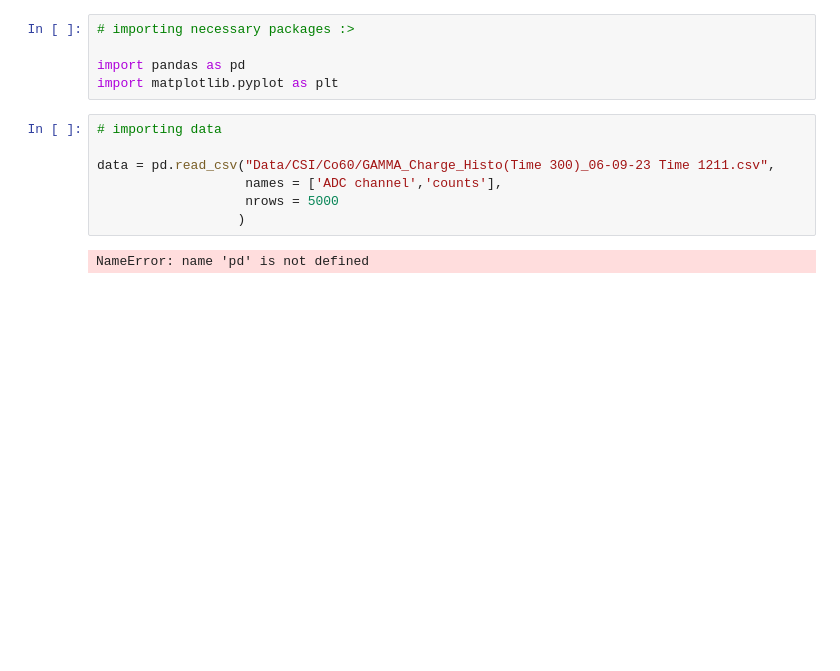
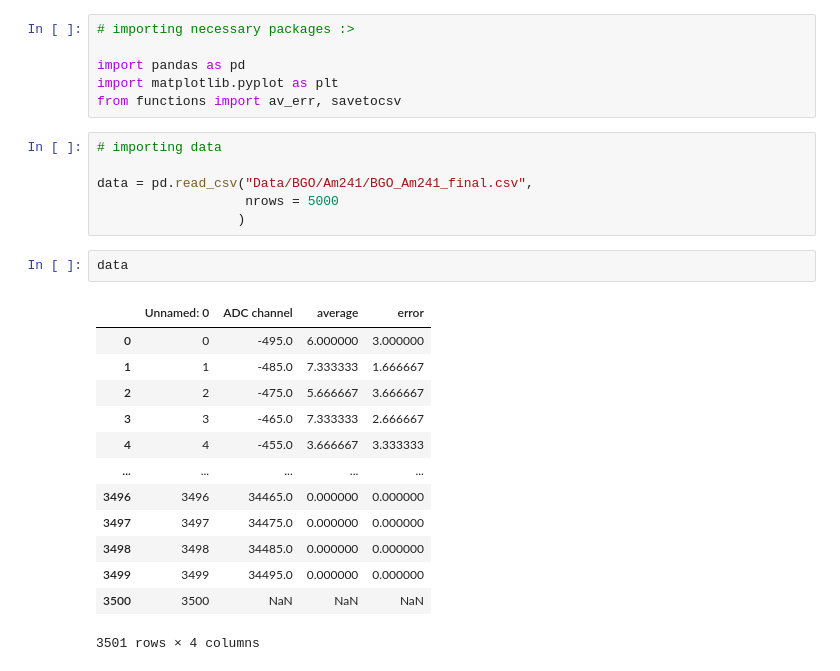
Before and after one commit to diodeamy/GammaSpectra, a Jupyter notebook: graphing.ipynb, the cells around one changed output. Cells and saved outputs as stored; diff of their text form; blank space fills up the shorter version.

```diff
--- a/graphing.ipynb
+++ b/graphing.ipynb
@@ -3,15 +3,29 @@
 
 import pandas as pd
 import matplotlib.pyplot as plt
+from functions import av_err, savetocsv
 # %%
 # importing data
 
-data = pd.read_csv("Data/CSI/Co60/GAMMA_Charge_Histo(Time 300)_06-09-23 Time 1211.csv",
-                   names = ['ADC channel','counts'],
+data = pd.read_csv("Data/BGO/Am241/BGO_Am241_final.csv",
                    nrows = 5000
                   )
-# %% [output]
-NameError: name 'pd' is not defined
+# %%
+data
+# %% [output]
+|  | Unnamed: 0 | ADC channel | average | error |
+| 0 | 0 | -495.0 | 6.000000 | 3.000000 |
+| 1 | 1 | -485.0 | 7.333333 | 1.666667 |
+| 2 | 2 | -475.0 | 5.666667 | 3.666667 |
+| 3 | 3 | -465.0 | 7.333333 | 2.666667 |
+| 4 | 4 | -455.0 | 3.666667 | 3.333333 |
+| ... | ... | ... | ... | ... |
+| 3496 | 3496 | 34465.0 | 0.000000 | 0.000000 |
+| 3497 | 3497 | 34475.0 | 0.000000 | 0.000000 |
+| 3498 | 3498 | 34485.0 | 0.000000 | 0.000000 |
+| 3499 | 3499 | 34495.0 | 0.000000 | 0.000000 |
+| 3500 | 3500 | NaN | NaN | NaN |
+3501 rows × 4 columns
 # %%
 # creating graph
 fig, ax = plt.subplots(figsize = (26,16))
```
Also changed, not shown: parts of 1 cell of this notebook.
